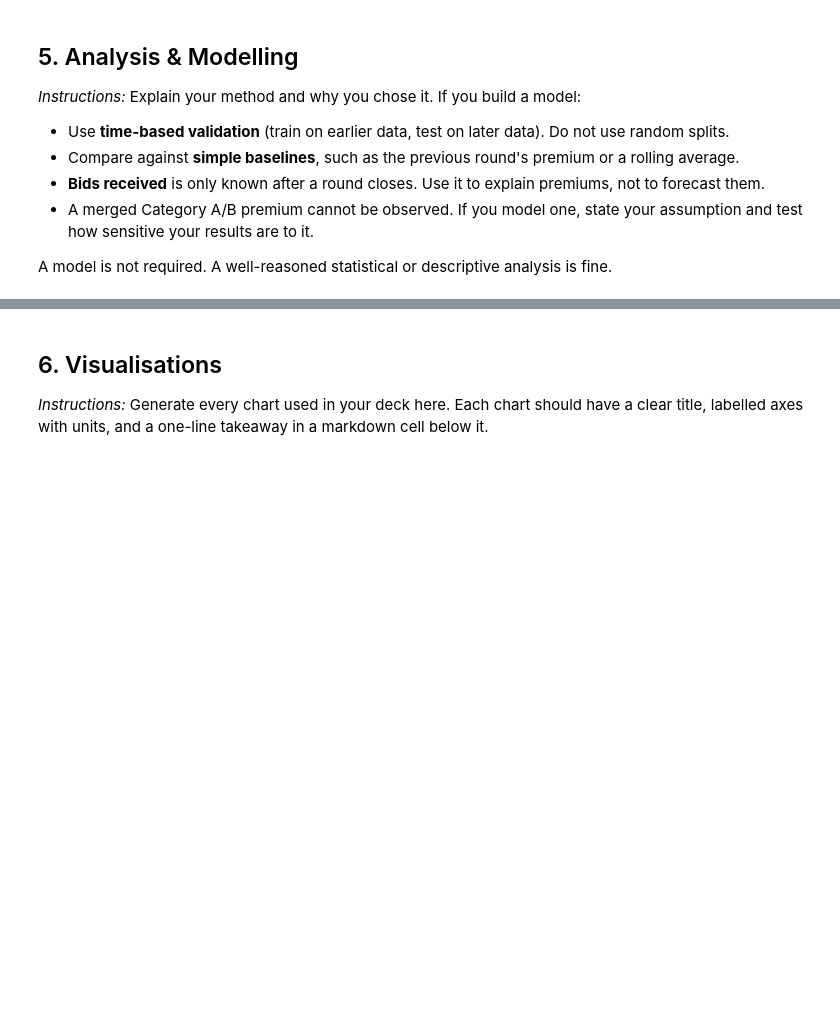
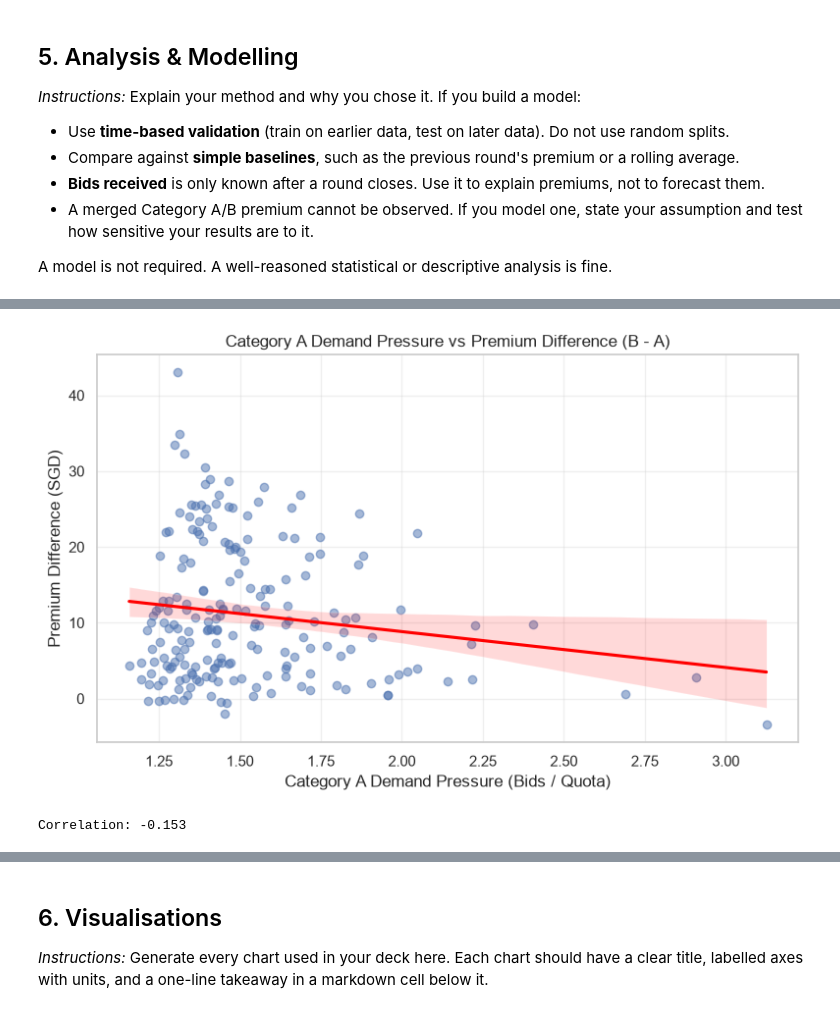
Before and after one commit to XiongZirui/mixue, a Jupyter notebook: main.ipynb, the cells around one changed output, grey strips where cells are left out. Drawn from its saved outputs; the diff is of its cells as text; code cells hidden in the pictures; blank space fills up the shorter version.

```diff
--- a/main.ipynb
+++ b/main.ipynb
@@ -168,26 +169,26 @@ display(summary)
 # %%
-df = coe.loc[
-    coe["vehicle_class"].isin(["Category A", "Category B"])
+coe_ab = coe_raw.loc[
+    coe_raw["vehicle_class"].isin(["Category A", "Category B"])
 ].copy()
 
 # Sort chronologically
-df = df.sort_values(
+coe_ab = coe_ab.sort_values(
     ["year", "month", "bidding_no", "vehicle_class"]
 ).reset_index(drop=True)
 
 # Check that each category appears only once per exercise
-assert not df.duplicated(
+assert not coe_ab.duplicated(
     subset=["year", "month", "bidding_no", "vehicle_class"]
 ).any()
 
 # Avoid division by zero
-df["pressure"] = np.where(
-    df["quota"] > 0,
-    df["bids_received"] / df["quota"],
+coe_ab["pressure"] = np.where(
+    coe_ab["quota"] > 0,
+    coe_ab["bids_received"] / coe_ab["quota"],
     np.nan
 )
 
-coe_wide = df.pivot(
+coe_wide = coe_ab.pivot(
     index=["year", "month", "bidding_no"],
     columns="vehicle_class",
     values=["premium", "pressure", "quota"]
@@ -1066,31 +1118,34 @@ display(corr_matrix.round(3))
 # %%
 # Prepare data
-plot_df = pd.DataFrame({
+pressure_gap_plot_data = pd.DataFrame({
     "Premium Difference": premium["Category B"] - premium["Category A"],
     "Pressure A": pressure["Category A"]
 }).dropna()
 
 # Scatter plot with regression line
 plt.figure(figsize=(8, 5))
 
 sns.regplot(
-    data=plot_df,
+    data=pressure_gap_plot_data,
     x="Pressure A",
     y="Premium Difference",
     scatter_kws={"alpha": 0.5},
     line_kws={"color": "red"}
 )
 
 plt.title("Category A Demand Pressure vs Premium Difference (B - A)")
 plt.xlabel("Category A Demand Pressure (Bids / Quota)")
 plt.ylabel("Premium Difference (SGD)")
 plt.grid(alpha=0.3)
 plt.tight_layout()
 plt.show()
 
 # Pearson correlation
 print("Correlation:", round(
-    plot_df["Pressure A"].corr(plot_df["Premium Difference"]), 3
+    pressure_gap_plot_data["Pressure A"].corr(pressure_gap_plot_data["Premium Difference"]), 3
 ))
+# %% [output]
+[figure, added]
+Correlation: -0.153
 # %%
 # Prepare data
```
Also changed, not shown: parts of 38 cells of this notebook.
